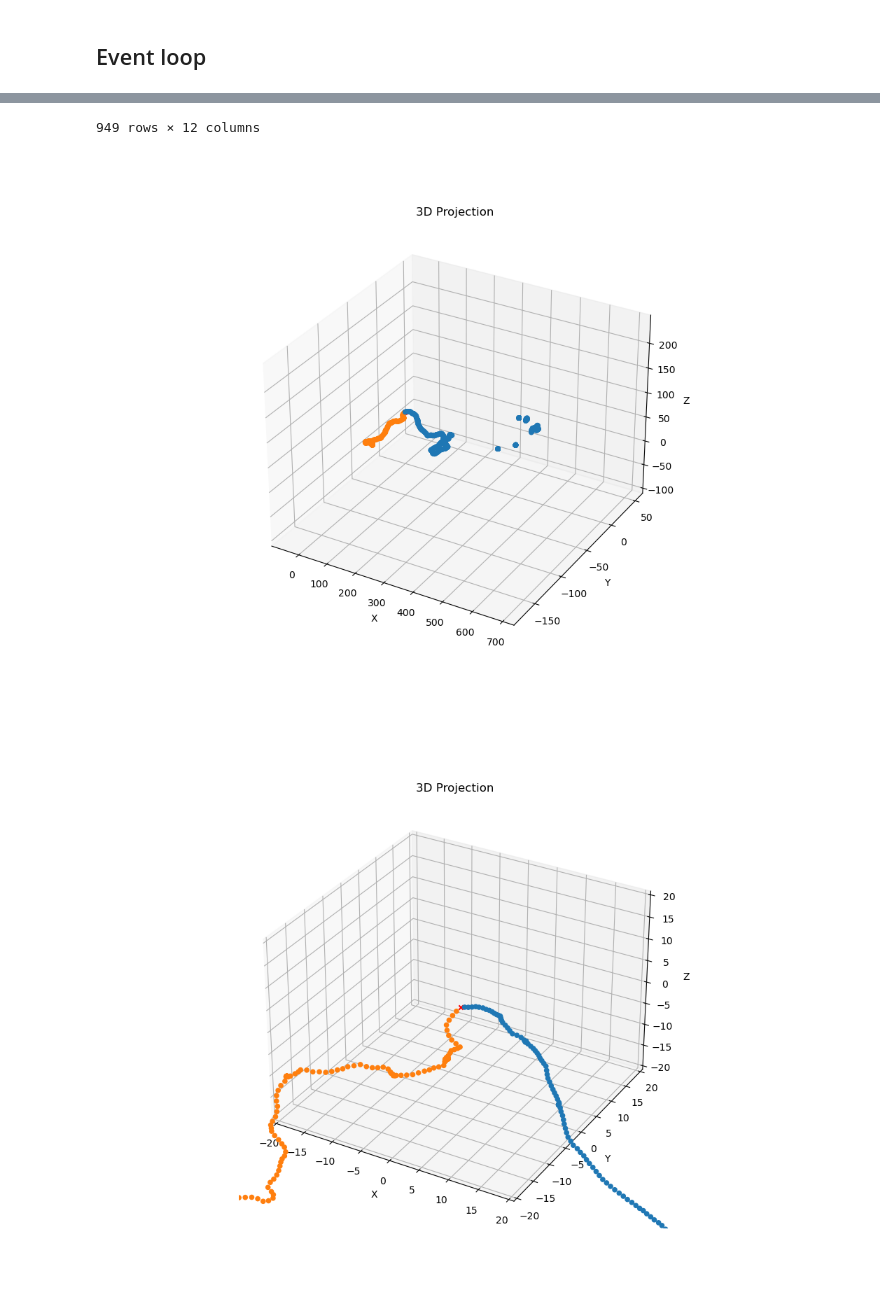
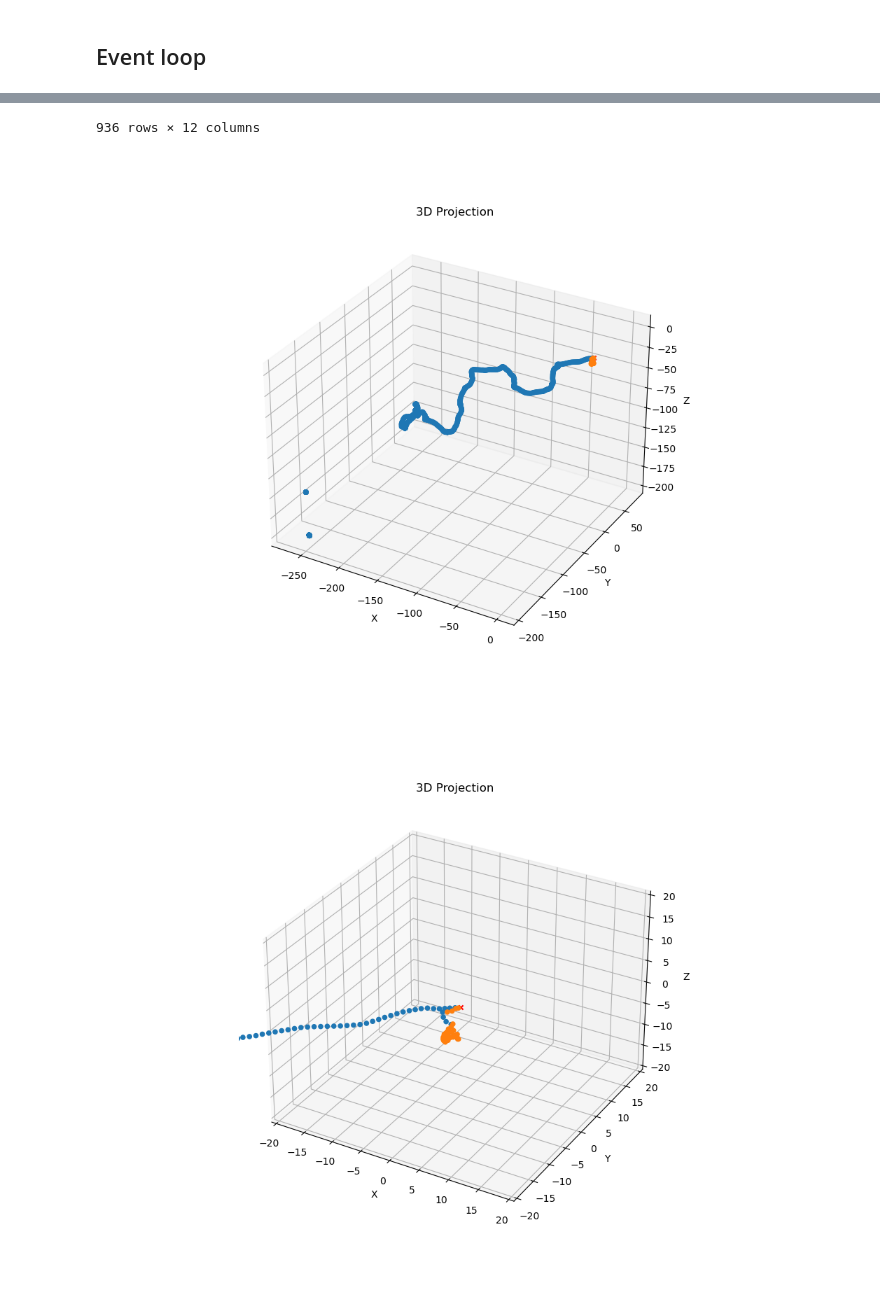
Before and after one commit to kvjmistry/NEXT_nudobe, a Jupyter notebook: workdir/kinematics_reconstruction_smeared.ipynb, the cells around one changed output, grey strips where cells are left out. Cells and saved outputs as stored; diff of their text form; code cells hidden in the pictures.

```diff
--- a/workdir/kinematics_reconstruction_smeared.ipynb
+++ b/workdir/kinematics_reconstruction_smeared.ipynb
@@ -396,16 +396,17 @@ def reco_quantities_fun():
 # %%
 # Particles dataframe.
 
-infile = "../files/data/Leptoquark_SM_0.h5"
+infile = "../files/data/Leptoquark_SM_nexus.h5"
 # infile = "../files/data/Leptoquark_SM_0_4mm_smear.h5"
 
 df_particles_allevts = pd.read_hdf(infile, "MC/particles")
-# df_particles_allevts = df_particles_allevts[df_particles_allevts.event_id == 30]
+df_particles_allevts = df_particles_allevts[df_particles_allevts.event_id == 1801]
 # display(df_particles_allevts)
 # Hits dataframe.
 df_hits_allevts = pd.read_hdf(infile, "MC/hits")
-# df_hits_allevts = df_hits_allevts[df_hits_allevts.event_id == 30]
+df_hits_allevts = df_hits_allevts[df_hits_allevts.event_id == 1801]
 # display(df_hits_allevts)
 
 
 nevts = len(df_particles_allevts.event_id.unique())
+print(nevts)
@@ -483,7 +471,7 @@ event_id, T1_gen, costheta_gen, T1_reco, costheta_reco
 fig = plt.figure(figsize=(10, 8))
 ax = fig.add_subplot(111, projection='3d')
 
-id_ = 3
+id_ = 0
 
 event = hits[id_]
 display(event)
@@ -552,6 +540,6 @@ plt.show()
-949 rows × 12 columns
+936 rows × 12 columns
-[figure, old version]
+[figure, new version]
-[figure, old version]
+[figure, new version]
 # %%
 # # Fill a new pandas dataframe with the numpy arrays, then write to a csv file
 # mydict_reco = {'event_id':event_id_arr,
```
Also changed, not shown: parts of 3 cells of this notebook, 4 other files.
